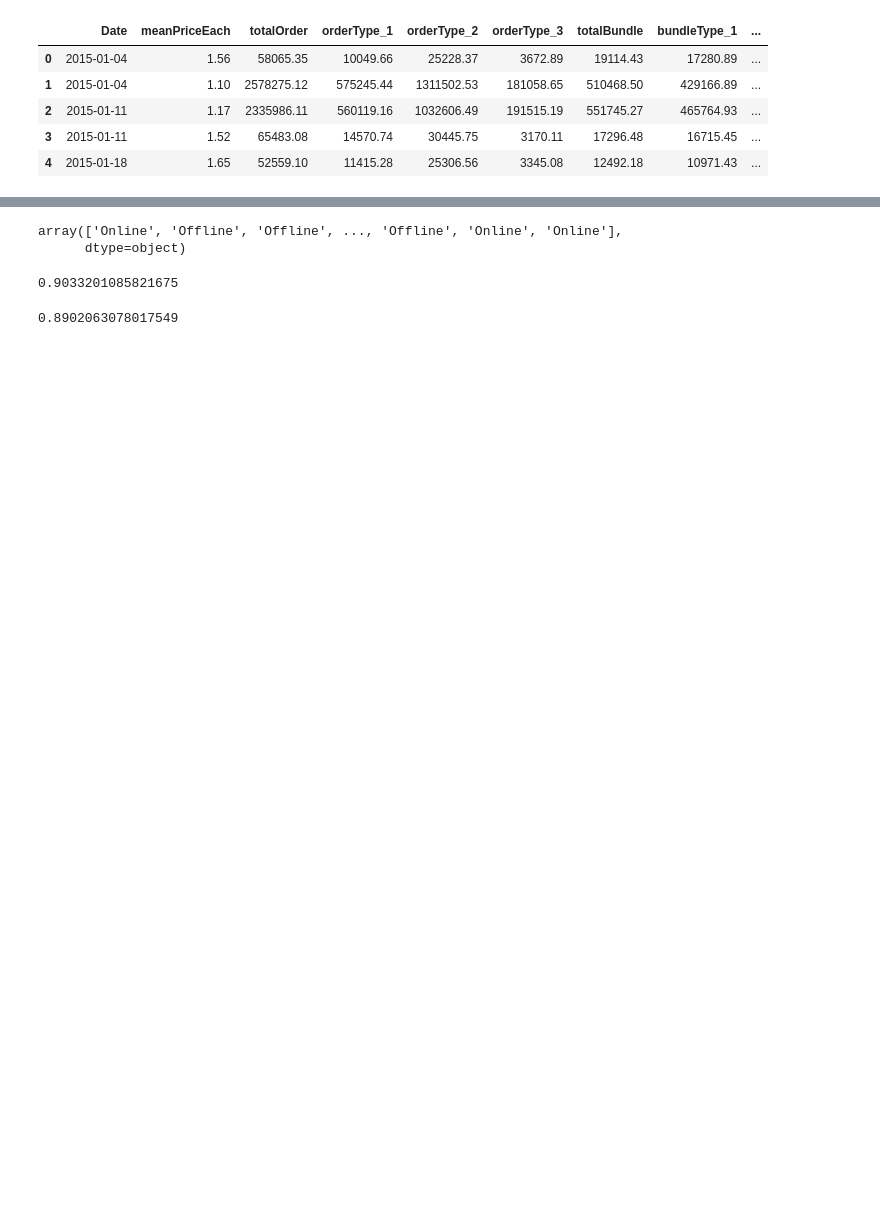
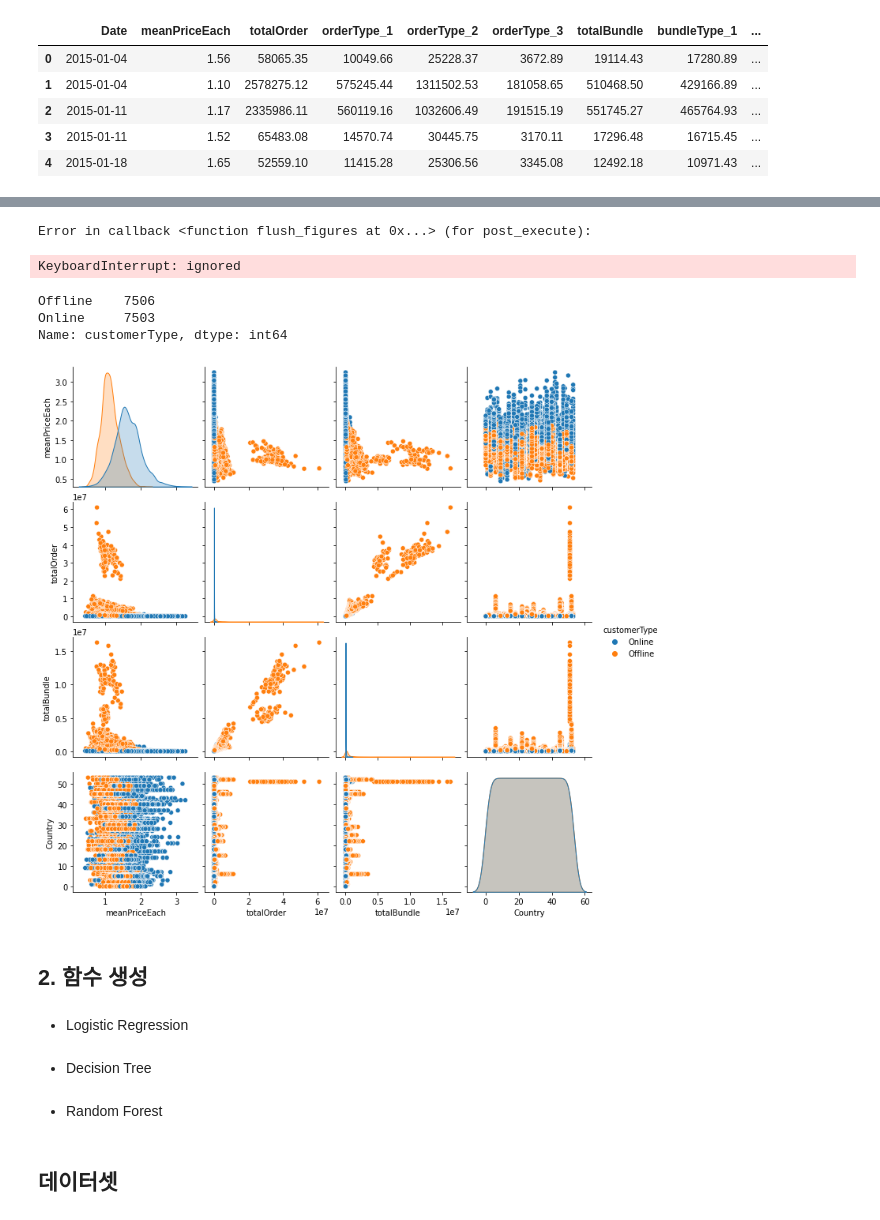
Before and after one commit to winterconnect/Machine_Learning, a Jupyter notebook: Python_Machine_Learning/code/Practice_Product.ipynb, the cells around one changed output, grey strips where cells are left out. Saved outputs shown, nothing was run; the diff lists cells and outputs as text; code cells hidden in the pictures; blank space fills up the shorter version.

Commit message:
practiced making functions

```diff
--- a/Python_Machine_Learning/code/Practice_Product.ipynb
+++ b/Python_Machine_Learning/code/Practice_Product.ipynb
@@ -66,2 +63,0 @@ plt.show()
-# %%
-df_pd = df_pd[['meanPriceEach' , 'totalOrder' , 'totalBundle' , 'customerType' , 'FY' , 'Country', 'orderType_3']]
@@ -77,6 +63,0 @@ df_pd.head()
-# %%
-# customerType 인코딩
-
-encoder = LabelEncoder()
-
-df_pd['customerType'] = encoder.fit_transform(df_pd.customerType)
@@ -430,17 +64,30 @@ LR_5.score(X_test, y_test)
-# %%
-y_hat_5 = LR_5.predict(X_test)
-
-y_hat_5
-# %% [output]
-array(['Online', 'Offline', 'Offline', ..., 'Offline', 'Online', 'Online'],
-      dtype=object)
-# %%
-f1_score(y_test, y_hat_5, pos_label = 'Online')
-# %% [output]
-0.9033201085821675
-# %%
-f1_score(y_test, y_hat_5, pos_label = 'Offline')
-
-# online, offline 에서 모두 90 정도의 f1 score 보여줌
-# %% [output]
-0.8902063078017549
+# %%
+sns.pairplot(hue = 'customerType',
+             data = df_pd)
+plt.show()
+
+# totalOrder, totalBundle만 남기자
+# %% [output]
+Error in callback <function flush_figures at 0x...> (for post_execute):
+KeyboardInterrupt: ignored
+# %%
+df_pd['customerType'].value_counts()
+# %% [output]
+Offline    7506
+Online     7503
+Name: customerType, dtype: int64
+# %%
+sns.pairplot(hue = 'customerType',
+             data = df_pd,
+             vars = ['meanPriceEach' , 'totalOrder' , 'totalBundle' , 'Country'])
+
+plt.show()
+
+
+# total order, total bundle 이 offline이 현저히 높음
+# %% [output]
+[figure, added]
+# %% [markdown]
+## 2. 함수 생성
+# %% [markdown]
+- Logistic Regression
@@ -446,0 +120,2 @@ f1_score(y_test, y_hat_5, pos_label = 'Offline')
+# %% [markdown]
+- Decision Tree
@@ -446,0 +162,2 @@ f1_score(y_test, y_hat_5, pos_label = 'Offline')
+# %% [markdown]
+- Random Forest
@@ -446,0 +201,2 @@ f1_score(y_test, y_hat_5, pos_label = 'Offline')
+# %% [markdown]
+## 데이터셋
```
Also changed, not shown: parts of 116 cells of this notebook, 1 other file.
